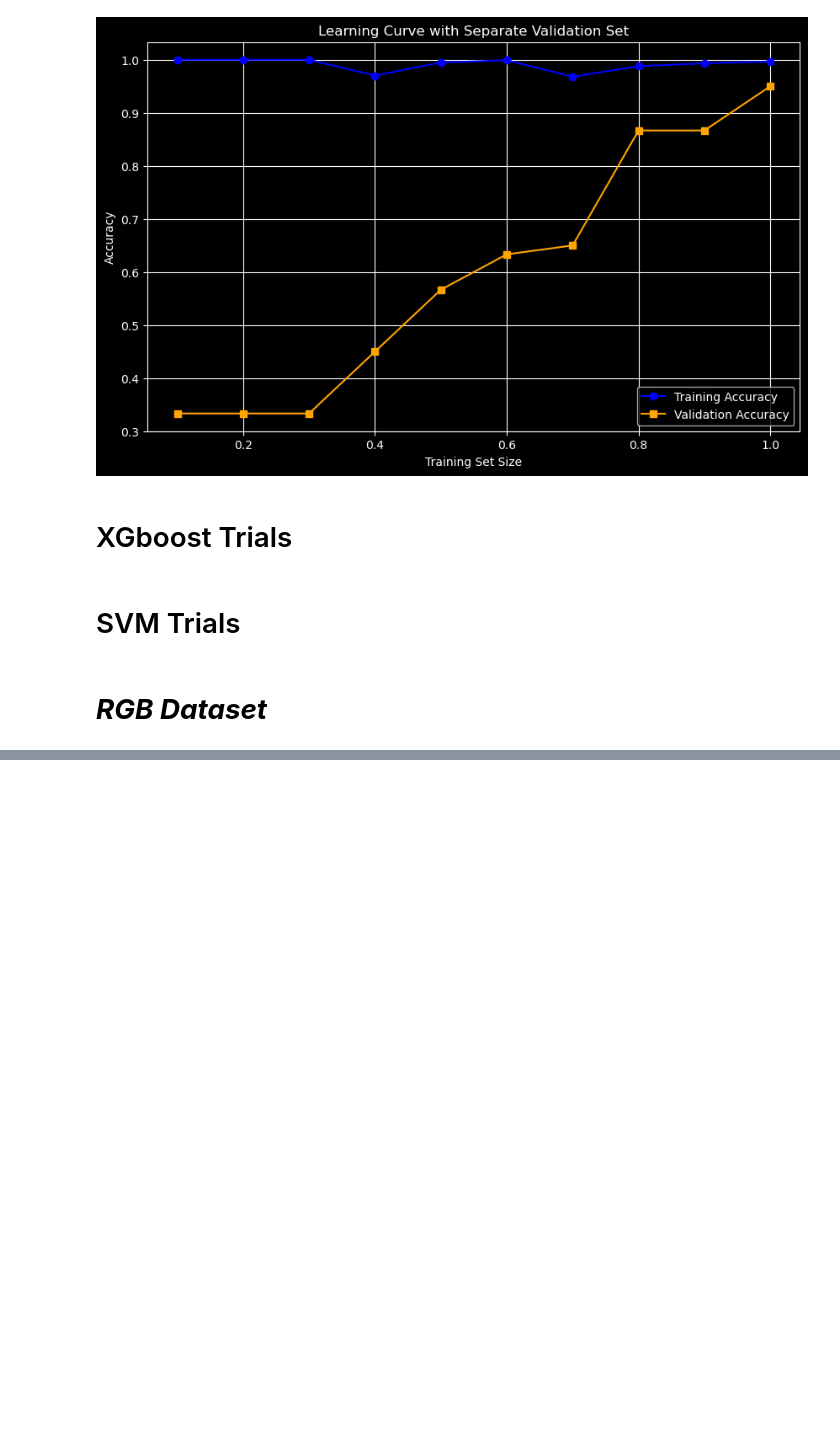
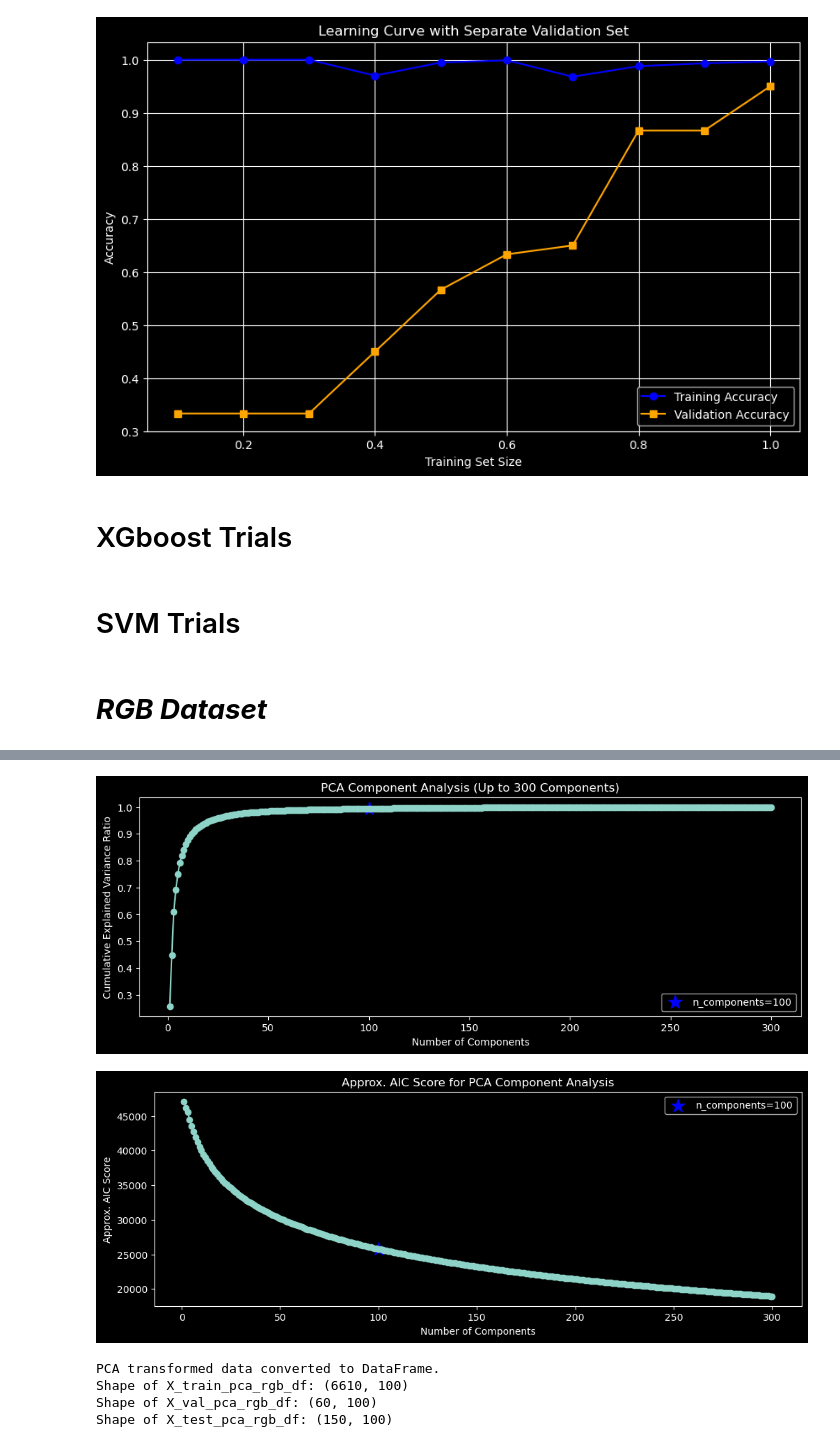
Before and after one commit to Abdulrahman-Mostafa10/Plant-Disease-Detection, a Jupyter notebook: Modelling_part.ipynb, the cells around one changed output, grey strips where cells are left out. Cells and saved outputs as stored; diff of their text form; code cells hidden in the pictures; blank space fills up the shorter version.

```diff
--- a/Modelling_part.ipynb
+++ b/Modelling_part.ipynb
@@ -1739,0 +1808,8 @@ plt.show()
+# %%
+# Scale features for train, validation, and test datasets
+X_train_scaled_rgb_df, X_val_scaled_rgb_df, X_test_scaled_rgb_df = scale_features(X_train_rgb_df, X_val_rgb_df, X_test_rgb_df)
+
+# Print the shapes of the scaled datasets
+print(f"X_train_scaled shape: {X_train_scaled_rgb_df.shape}")
+print(f"X_val_scaled shape: {X_val_scaled_rgb_df.shape}")
+print(f"X_test_scaled shape: {X_test_scaled_rgb_df.shape}")
@@ -1739,0 +1842,61 @@ plt.show()
+# %%
+from sklearn.decomposition import PCA
+n_components = np.arange(1, 301)  # Testing up to 300 components
+explained_variance_ratios = []
+aic_scores = []
+
+for n in n_components:
+    pca = PCA(n_components=n)
+    X_train_pca = pca.fit_transform(X_train_scaled_rgb_df)  # Fit PCA only on the training set
+
+    cum_explained_variance = np.sum(pca.explained_variance_ratio_)
+    explained_variance_ratios.append(cum_explained_variance)
+
+    # Calculate approximate AIC score
+    k = n
+    log_likelihood = -0.5 * X_train_scaled_rgb_df.shape[0] * np.log(2 * np.pi * np.mean(pca.explained_variance_))
+    aic = 2 * k - 2 * log_likelihood
+    aic_scores.append(aic)
+
+    print(f"Number of Components: {n}, Cumulative Explained Variance Ratio: {cum_explained_variance:.4f}, Approx. AIC: {aic:.4f}")
+
+# Step 3: Plot explained variance
+plt.figure(figsize=(12, 4))
+plt.plot(n_components, explained_variance_ratios, marker='o')
+plt.scatter(100, explained_variance_ratios[99], c='b', marker='*', label="n_components=100", s=200)
+plt.xlabel('Number of Components')
+plt.ylabel('Cumulative Explained Variance Ratio')
+plt.title('PCA Component Analysis (Up to 300 Components)')
+plt.legend()
+plt.show()
+
+# Plot AIC scores
+plt.figure(figsize=(12, 4))
+plt.plot(n_components, aic_scores, marker='o')
+plt.scatter(100, aic_scores[99], c='b', marker='*', label="n_components=100", s=200)
+plt.xlabel('Number of Components')
+plt.ylabel('Approx. AIC Score')
+plt.title('Approx. AIC Score for PCA Component Analysis')
+plt.legend()
+plt.show()
+
+optimal_n_components = 100  # Update this based on your analysis
+pca = PCA(n_components=optimal_n_components)
+
+# Apply PCA transformation only using the training fit
+X_train_pca_rgb_df = pca.fit_transform(X_train_scaled_rgb_df)
+X_val_pca_rgb_df = pca.transform(X_val_scaled_rgb_df)  # Apply transformation to validation
+X_test_pca_rgb_df = pca.transform(X_test_scaled_rgb_df)  # Apply transformation to test
+
+# Convert the NumPy arrays to DataFrame
+X_train_pca_rgb_df = pd.DataFrame(X_train_pca_rgb_df)
+X_val_pca_rgb_df = pd.DataFrame(X_val_pca_rgb_df)
+X_test_pca_rgb_df = pd.DataFrame(X_test_pca_rgb_df)
+
+# Now they are DataFrames and ready for use with pandas workflows
+print("PCA transformed data converted to DataFrame.")
+# Print the shapes
+print("Shape of X_train_pca_rgb_df:", X_train_pca_rgb_df.shape)
+print("Shape of X_val_pca_rgb_df:", X_val_pca_rgb_df.shape)
+print("Shape of X_test_pca_rgb_df:", X_test_pca_rgb_df.shape)
+# %% [output]
@@ -1739,0 +1920,6 @@ plt.show()
+[figure, added]
+[figure, added]
+PCA transformed data converted to DataFrame.
+Shape of X_train_pca_rgb_df: (6610, 100)
+Shape of X_val_pca_rgb_df: (60, 100)
+Shape of X_test_pca_rgb_df: (150, 100)
```
Also changed, not shown: parts of 14 cells of this notebook.
